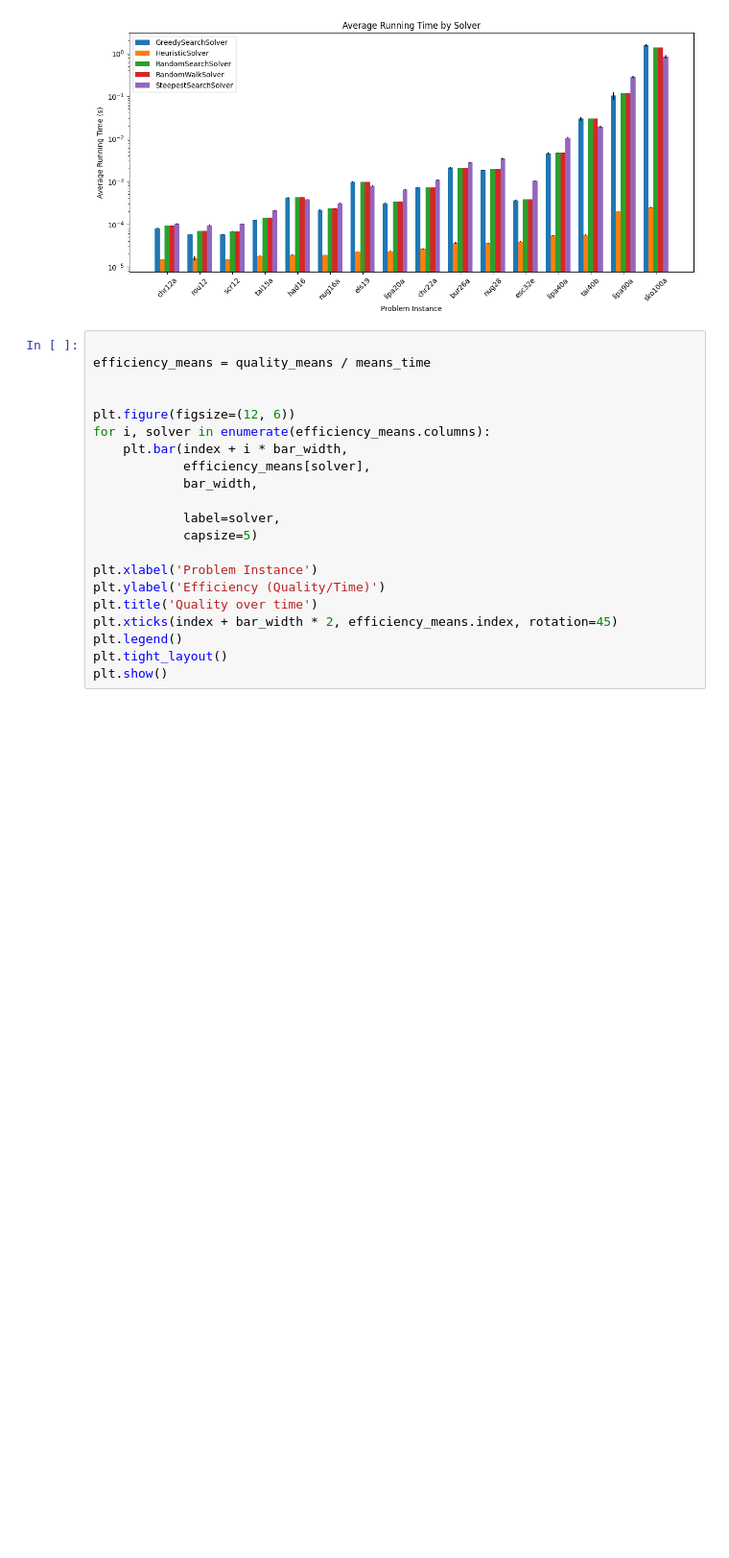
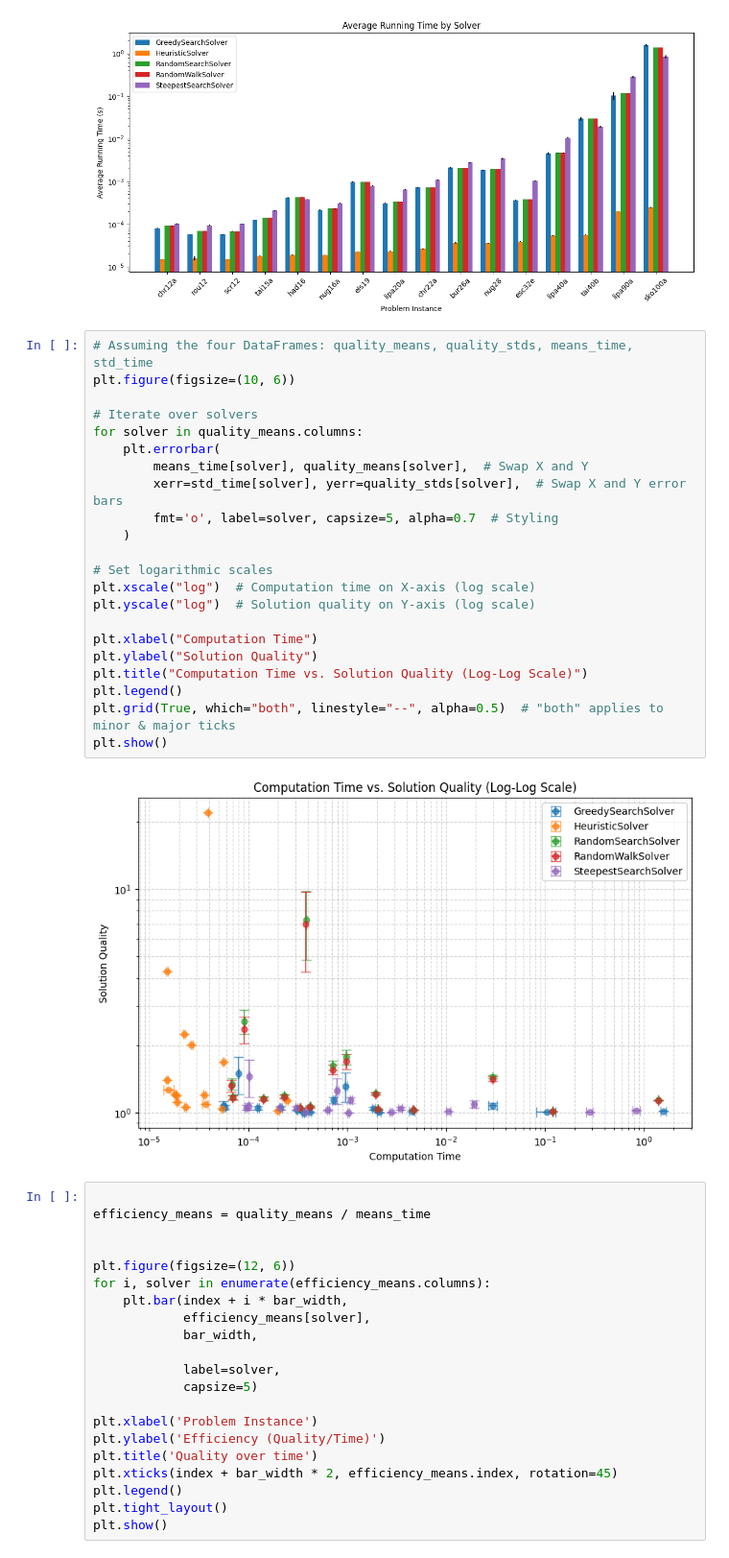
Before and after one commit to krzysztof-m-w/BIA, a Jupyter notebook: result_analysis.ipynb, the cells around one changed output. Shown at 96% size. Saved outputs shown, nothing was run; the diff lists cells and outputs as text; blank space fills up the shorter version.

Commit message:
add new solution/quality tradeoff

```diff
--- a/result_analysis.ipynb
+++ b/result_analysis.ipynb
@@ -226,6 +226,30 @@ plt.tight_layout()
 plt.show()
 # %% [output]
 [figure]
+# %%
+# Assuming the four DataFrames: quality_means, quality_stds, means_time, std_time
+plt.figure(figsize=(10, 6))
+
+# Iterate over solvers
+for solver in quality_means.columns:
+    plt.errorbar(
+        means_time[solver], quality_means[solver],  # Swap X and Y
+        xerr=std_time[solver], yerr=quality_stds[solver],  # Swap X and Y error bars
+        fmt='o', label=solver, capsize=5, alpha=0.7  # Styling
+    )
+
+# Set logarithmic scales
+plt.xscale("log")  # Computation time on X-axis (log scale)
+plt.yscale("log")  # Solution quality on Y-axis (log scale)
+
+plt.xlabel("Computation Time")
+plt.ylabel("Solution Quality")
+plt.title("Computation Time vs. Solution Quality (Log-Log Scale)")
+plt.legend()
+plt.grid(True, which="both", linestyle="--", alpha=0.5)  # "both" applies to minor & major ticks
+plt.show()
+# %% [output]
+[figure, added]
 # %%
 
 efficiency_means = quality_means / means_time
```
